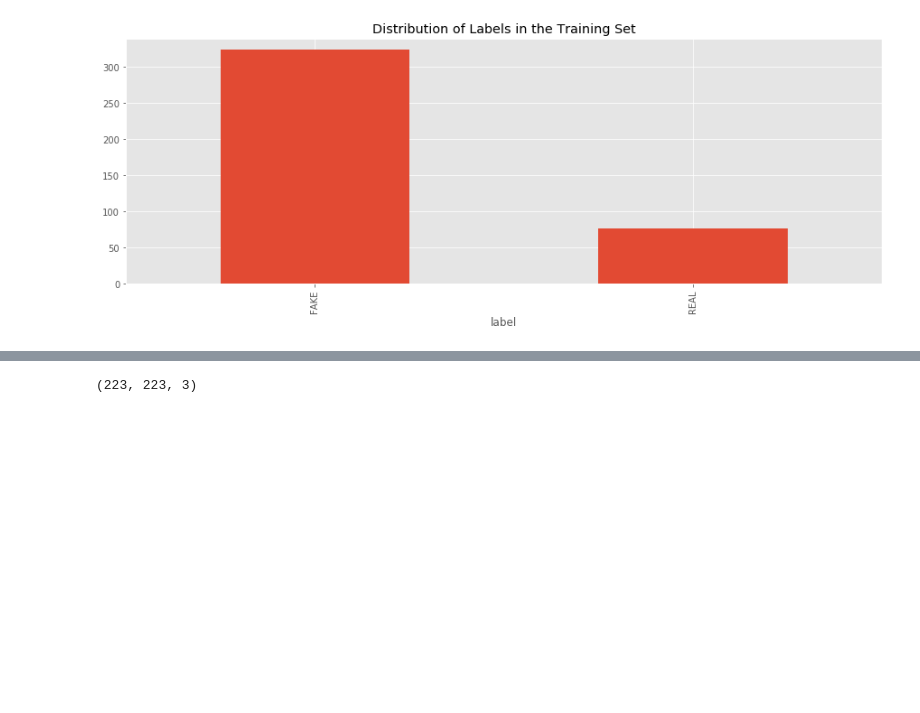
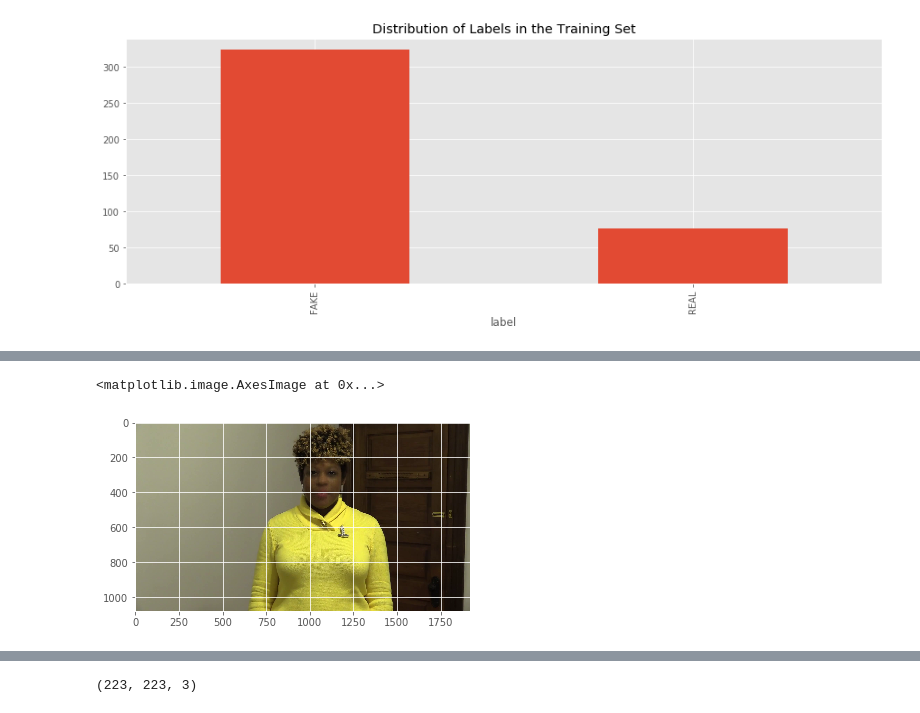
Before and after one commit to NumberPiOso/deepFake, a Jupyter notebook: code/starting_model.ipynb, the cells around one changed output, grey strips where cells are left out. Cells and saved outputs as stored; diff of their text form; code cells hidden in the pictures; blank space fills up the shorter version.

```diff
--- a/code/starting_model.ipynb
+++ b/code/starting_model.ipynb
@@ -93,0 +106,5 @@ def crop_face(image):
+# %%
+plt.imshow(image)
+# %% [output]
+<matplotlib.image.AxesImage at 0x...>
+[figure, added]
```
Also changed, not shown: parts of 11 cells of this notebook, 2 other files.
